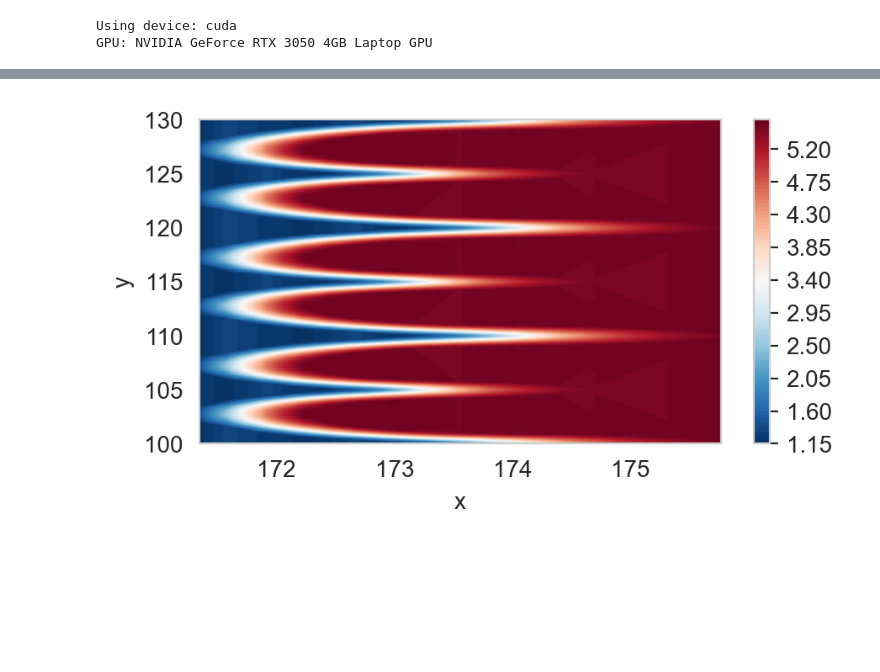
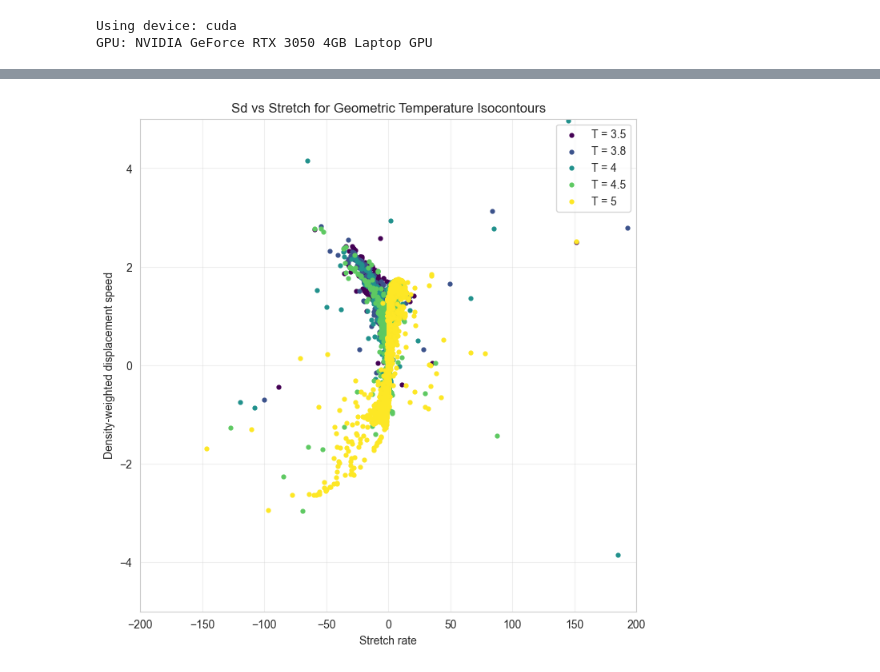
Before and after one commit to AlexandrosNtakoulas/FLAME-rf, a Jupyter notebook: Extract_flame_front.ipynb, the cells around one changed output, grey strips where cells are left out. Cells and saved outputs as stored; diff of their text form; code cells hidden in the pictures; blank space fills up the shorter version.

```diff
--- a/Extract_flame_front.ipynb
+++ b/Extract_flame_front.ipynb
@@ -21,10 +15,14 @@ if device.type == "cuda":
 Using device: cuda
 GPU: NVIDIA GeForce RTX 3050 4GB Laptop GPU
 # %%
-# 1) File path
-timestep = 10
-fname = f"./data/v6/po_premix0.f000{timestep}"
-gname = "./data/v6/po_premix0.f00001"
+
+comm = MPI.COMM_WORLD
+rank = comm.rank
+
+time_step = 120
+folder_name = "data/old_phi0.40_h100"#"data/v6"#
+file_name = "po_premix"
+# Geometry / reference file (constant)
 
 # Communicator for parallelization
 comm = MPI.COMM_WORLD
@@ -38,11 +36,11 @@ scalars = [
     'normal_strain_rate', 'total_strain_rate', 'density_ratio_sigma',
     'vorticity'
 ]
-ds = SEMDataset(fname, comm=MPI.COMM_WORLD, gname=gname, scalar_names=scalars)
+ds = SEMDataset(file_name=file_name, folder_name= folder_name,time_step= time_step, comm=MPI.COMM_WORLD, scalar_names=scalars)
 df = ds.create_dataframe(
-    compute_vel_jacobian= True,
+    compute_vel_jacobian= False,
     compute_vel_hessian= False,
-    compute_reaction_rates= True,
+    compute_reaction_rates= False,
     cantera_inputs = ["BurkeH2.yaml", None, 0.5, 300, 5e05]
 )
 # %% [output]
@@ -84,10 +112,38 @@ plt.show()
-# %%
-fig, ax = plt.subplots(figsize=(5, 2.5), dpi = 200)
-c = ax.tricontourf(front["x"], front["y"] , front["T"], levels=100, cmap="RdBu_r")
-fig.colorbar(c)
-ax.set_xlabel("x")
-ax.set_ylabel("y")
-ax.set_ylim(100, 130)
-plt.show()
-# %% [output]
-[figure, removed]
+# %%
+isocon_list = [ 3.5, 3.8, 4, 4.5, 5]
+
+plt.figure(figsize=(8, 8))
+
+cmap = plt.cm.viridis
+colors = cmap(np.linspace(0, 1, len(isocon_list)))
+
+for i, iso in enumerate(isocon_list):
+
+    # Extract the flame front for this isocontour
+    isoline = ds.extract_flame_front_new(
+        sample_mode="isocontour",
+        c_level=iso,
+    )
+
+    x = isoline["stretch_rate"].to_numpy()
+    y = isoline["disp_speed_density_weighted"].to_numpy()
+
+    plt.scatter(x, y, s=12, color=colors[i], label=f"T = {iso}")
+
+    # Fit a line if possible
+    # if len(x) > 2:
+    #     coeffs = np.polyfit(x, y, deg=1)
+    #     x_line = np.linspace(x.min(), x.max(), 200)
+    #     y_line = coeffs[0] * x_line + coeffs[1]
+    #     plt.plot(x_line, y_line, color=colors[i], linewidth=2)
+
+plt.xlabel("Stretch rate")
+plt.ylabel("Density-weighted displacement speed")
+plt.ylim((-5, 5))
+plt.xlim((-200,200))
+plt.title("Sd vs Stretch for Geometric Temperature Isocontours")
+plt.legend()
+plt.grid(True, alpha=0.3)
+plt.show()
+# %% [output]
+[figure, added]
```
Also changed, not shown: parts of 5 cells of this notebook, 19 other files.
